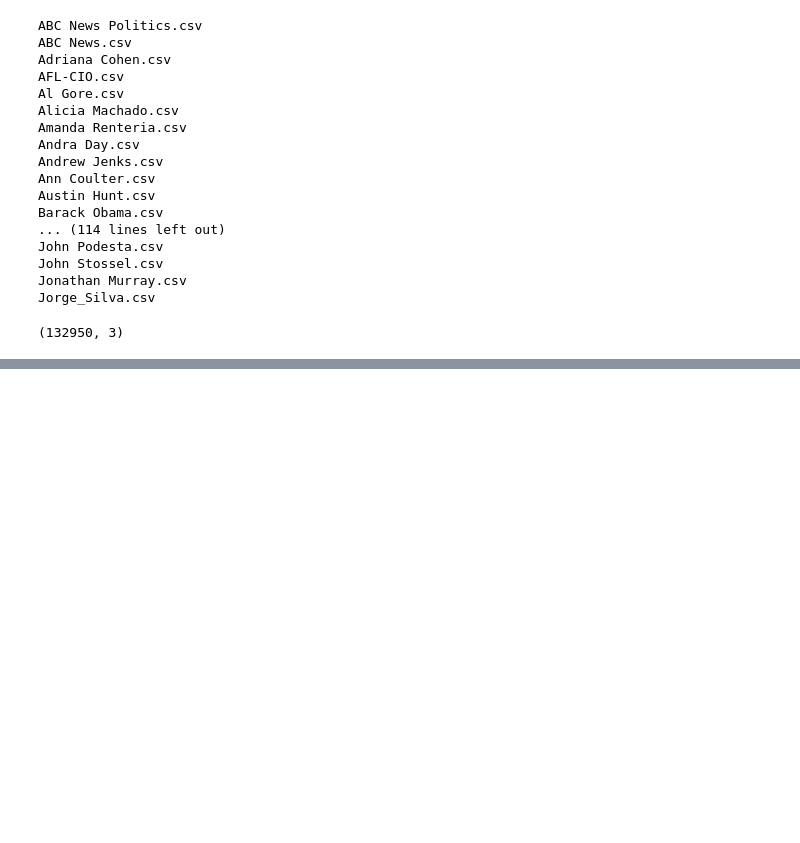
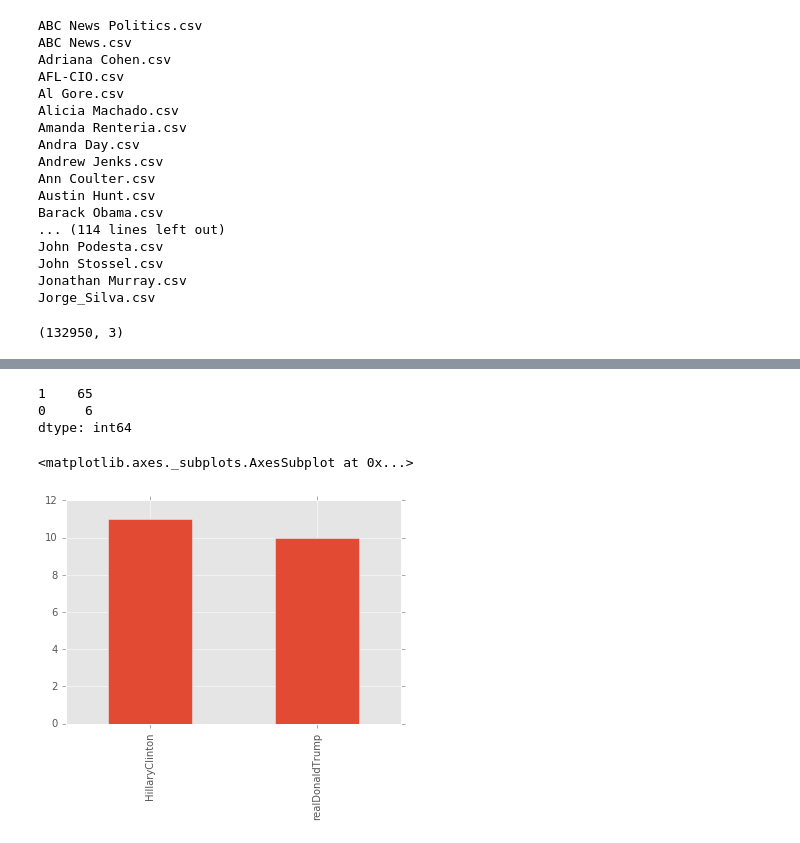
Before and after one commit to RaphaelNash/Data620_Team3, a Jupyter notebook: final_Project/Tweets-TH.ipynb, the cells around one changed output, grey strips where cells are left out. Cells and saved outputs as stored; diff of their text form; code cells hidden in the pictures; blank space fills up the shorter version.

```diff
--- a/final_Project/Tweets-TH.ipynb
+++ b/final_Project/Tweets-TH.ipynb
@@ -475,0 +413,20 @@ hillary_network
+# %%
+from collections import Counter
+for index, name in enumerate(hillary_network):
+    exp_vector = vectorizer.transform(retweet_sources[retweet_sources['sn']==name[0]]['text'])
+    prediction = model.predict(exp_vector)
+    b = Counter(prediction)
+    hillary_network[index] = (name[0],name[1],b.most_common(1)[0])
+
+for index, name in enumerate(trump_network):
+    exp_vector = vectorizer.transform(retweet_sources[retweet_sources['sn']==name[0]]['text'])
+    prediction = model.predict(exp_vector)
+    b = Counter(prediction)
+    trump_network[index] = (name[0],name[1],b.most_common(1)[0])
+# %%
+hill_network_RT,trump_network_RT = [],[]
+for index, retweet in retweets.iterrows():
+    if retweet['handle'] == 'HillaryClinton':
+        hill_network_RT.append((retweet['original_author'],sid.polarity_scores(retweet['text'])['compound']))
+    if retweet['handle'] == 'realDonaldTrump':
+        trump_network_RT.append((retweet['original_author'],sid.polarity_scores(retweet['text'])['compound']))
@@ -475,0 +473,25 @@ hillary_network
+# %%
+SA = pd.Series()
+for index,x in enumerate(hillary_network):
+    if x[1] > 0:
+        SA.set_value(index,1)
+    else:
+        SA.set_value(index,0)
+SA.value_counts()
+# %% [output]
+1    65
+0     6
+dtype: int64
+# %%
+hillaryGraph = pd.Series()
+for index,x in enumerate(hillary_network):
+    hillaryGraph.set_value(index,x[2][0])
+
+trumpGraph = pd.Series()
+for index,x in enumerate(trump_network):
+    trumpGraph.set_value(index,x[2][0])
+# %%
+trumpGraph.value_counts().plot(kind='bar')
+# %% [output]
+<matplotlib.axes._subplots.AxesSubplot at 0x...>
+[figure, added]
```
Also changed, not shown: parts of 58 cells of this notebook.
